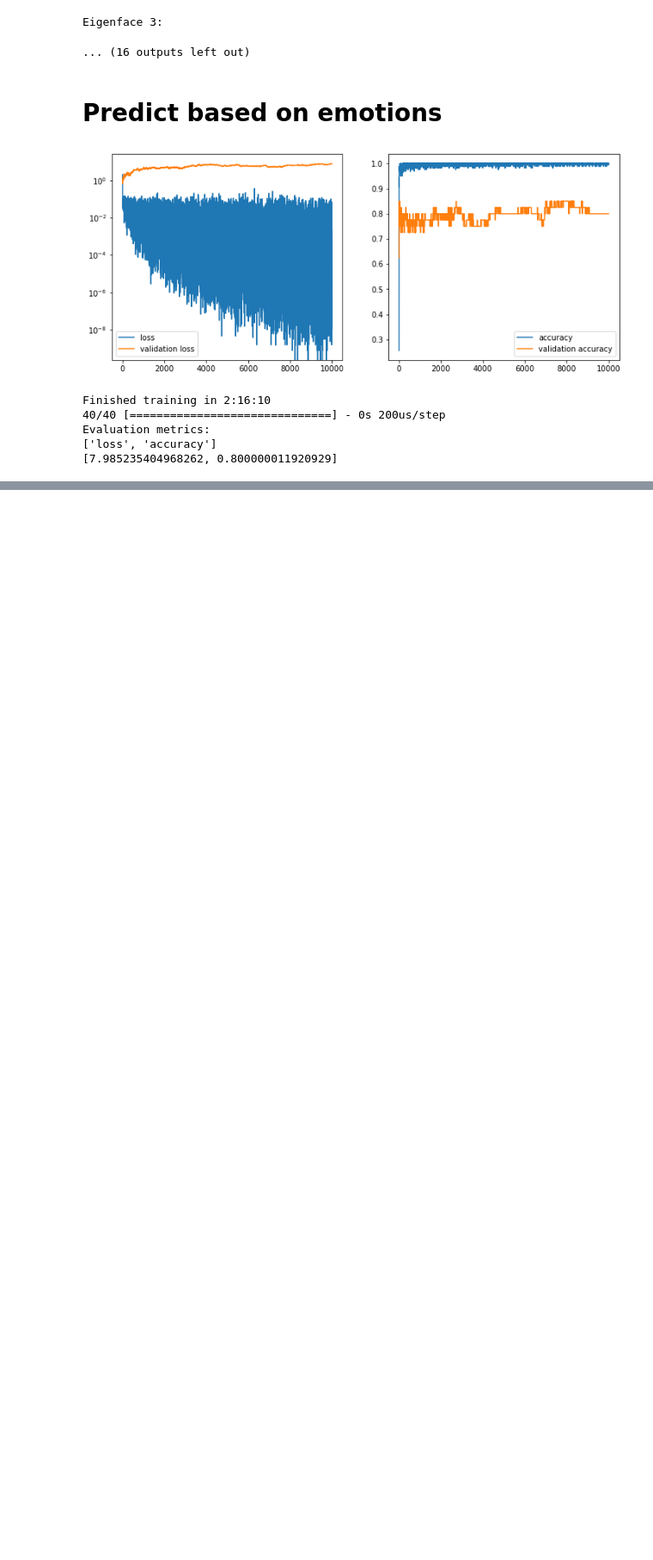
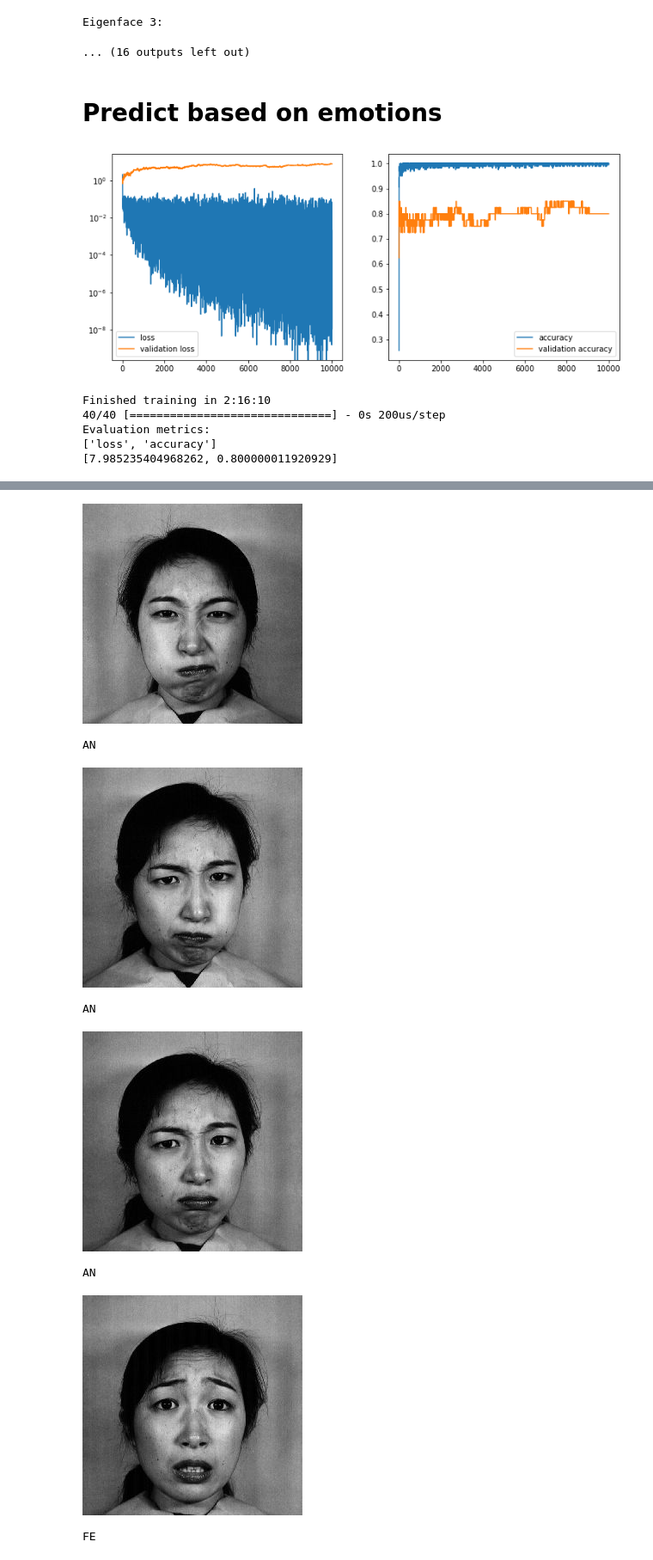
Before and after one commit to jjac111/PCA, a Jupyter notebook: main.ipynb, the cells around one changed output, grey strips where cells are left out. Shown at 86% size. Drawn from its saved outputs; the diff is of its cells as text; code cells hidden in the pictures; blank space fills up the shorter version.

```diff
--- a/main.ipynb
+++ b/main.ipynb
@@ -39,0 +40,41 @@ Evaluation metrics for prediction of new test samples:
+# %%
+import os
+
+model = load_model('model.h5', compile=True)
+images = []
+for filename in os.listdir(test_dir):
+    img = Image.open(data_dir + filename).convert('L')
+    img = np.asarray(img)
+    images.append(img)
+images = np.array(images)
+
+scaler = StandardScaler()
+
+shape = images.shape
+flattened = np.array([im.flatten() for im in images])
+flattened = scaler.fit_transform(flattened)
+
+transformed = pca.transform(flattened)
+
+for img, row in zip([images[i] for i in range(images.shape[0])][:5], [transformed[i] for i in range(transformed.shape[0])][:5]):
+    img = Image.fromarray(img)
+    display(img)
+
+    row = row.reshape((1, 77))
+
+    prediction = model.predict(row)
+
+    label = uniques[np.argmax(prediction)]
+
+    print(label)
+
+    print()
+# %% [output]
+[figure, added]
+AN
+[figure, added]
+AN
+[figure, added]
+AN
+[figure, added]
+FE
```
Also changed, not shown: parts of 3 cells of this notebook, 13 other files.
